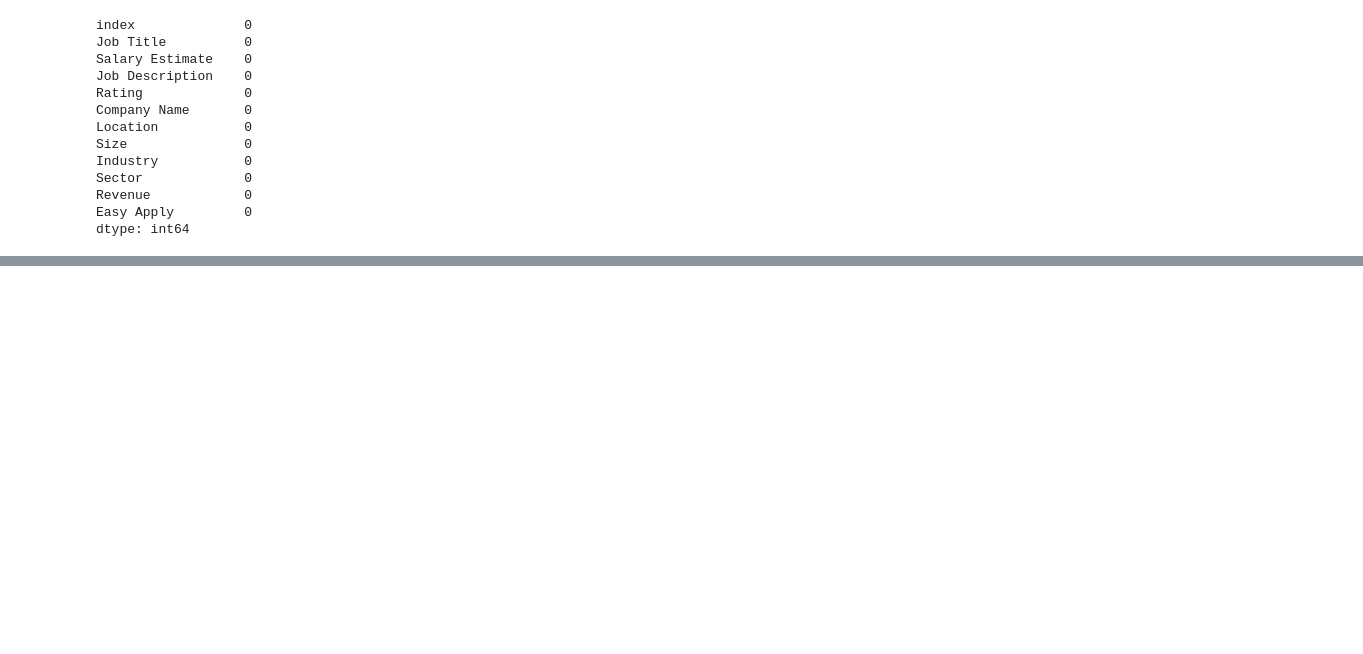
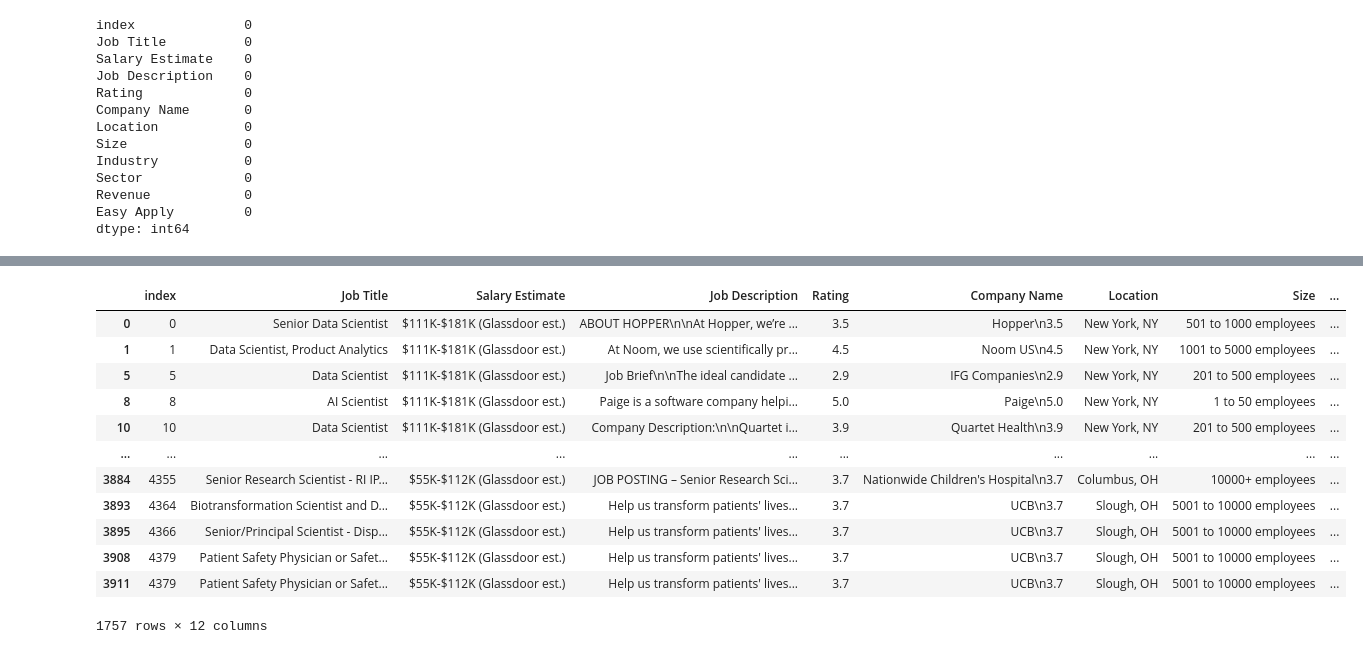
Before and after one commit to colinrodney/data_cleanser, a Jupyter notebook: jupyter_notebooks/SANDBOX_NOTEBOOK.ipynb, the cells around one changed output, grey strips where cells are left out. Saved outputs shown, nothing was run; the diff lists cells and outputs as text; code cells hidden in the pictures; blank space fills up the shorter version.

```diff
--- a/jupyter_notebooks/SANDBOX_NOTEBOOK.ipynb
+++ b/jupyter_notebooks/SANDBOX_NOTEBOOK.ipynb
@@ -160,0 +175,17 @@ dtype: int64
+# %%
+# Return all elements in Job Title column where Job Title string contains a specific word
+df_copy[df_copy["Job Title"].str.contains('scientist', case=False)]
+# %% [output]
+|  | index | Job Title | Salary Estimate | Job Description | Rating | Company Name | Location | Size | ... |
+| 0 | 0 | Senior Data Scientist | $111K-$181K (Glassdoor est.) | ABOUT HOPPER\n\nAt Hopper, we’re ... | 3.5 | Hopper\n3.5 | New York, NY | 501 to 1000 employees | ... |
+| 1 | 1 | Data Scientist, Product Analytics | $111K-$181K (Glassdoor est.) | At Noom, we use scientifically pr... | 4.5 | Noom US\n4.5 | New York, NY | 1001 to 5000 employees | ... |
+| 5 | 5 | Data Scientist | $111K-$181K (Glassdoor est.) | Job Brief\n\nThe ideal candidate ... | 2.9 | IFG Companies\n2.9 | New York, NY | 201 to 500 employees | ... |
+| 8 | 8 | AI Scientist | $111K-$181K (Glassdoor est.) | Paige is a software company helpi... | 5.0 | Paige\n5.0 | New York, NY | 1 to 50 employees | ... |
+| 10 | 10 | Data Scientist | $111K-$181K (Glassdoor est.) | Company Description:\n\nQuartet i... | 3.9 | Quartet Health\n3.9 | New York, NY | 201 to 500 employees | ... |
+| ... | ... | ... | ... | ... | ... | ... | ... | ... | ... |
+| 3884 | 4355 | Senior Research Scientist - RI IP... | $55K-$112K (Glassdoor est.) | JOB POSTING – Senior Research Sci... | 3.7 | Nationwide Children's Hospital\n3.7 | Columbus, OH | 10000+ employees | ... |
+| 3893 | 4364 | Biotransformation Scientist and D... | $55K-$112K (Glassdoor est.) | Help us transform patients' lives... | 3.7 | UCB\n3.7 | Slough, OH | 5001 to 10000 employees | ... |
+| 3895 | 4366 | Senior/Principal Scientist - Disp... | $55K-$112K (Glassdoor est.) | Help us transform patients' lives... | 3.7 | UCB\n3.7 | Slough, OH | 5001 to 10000 employees | ... |
+| 3908 | 4379 | Patient Safety Physician or Safet... | $55K-$112K (Glassdoor est.) | Help us transform patients' lives... | 3.7 | UCB\n3.7 | Slough, OH | 5001 to 10000 employees | ... |
+| 3911 | 4379 | Patient Safety Physician or Safet... | $55K-$112K (Glassdoor est.) | Help us transform patients' lives... | 3.7 | UCB\n3.7 | Slough, OH | 5001 to 10000 employees | ... |
+1757 rows × 12 columns
```
Also changed, not shown: parts of 13 cells of this notebook.
